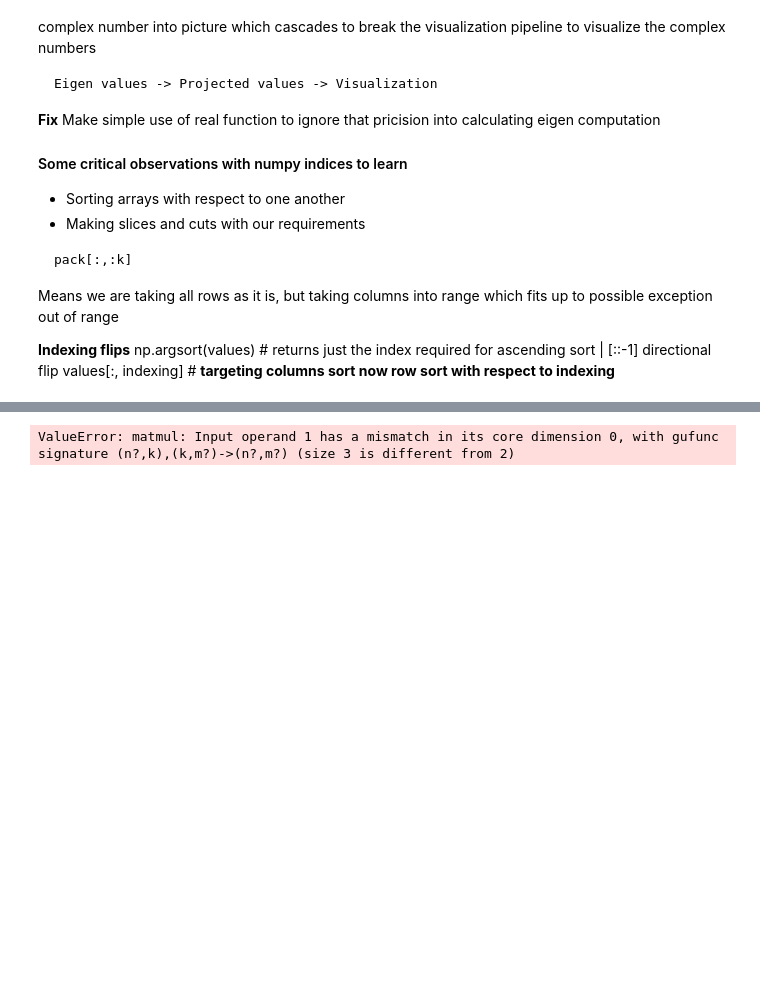
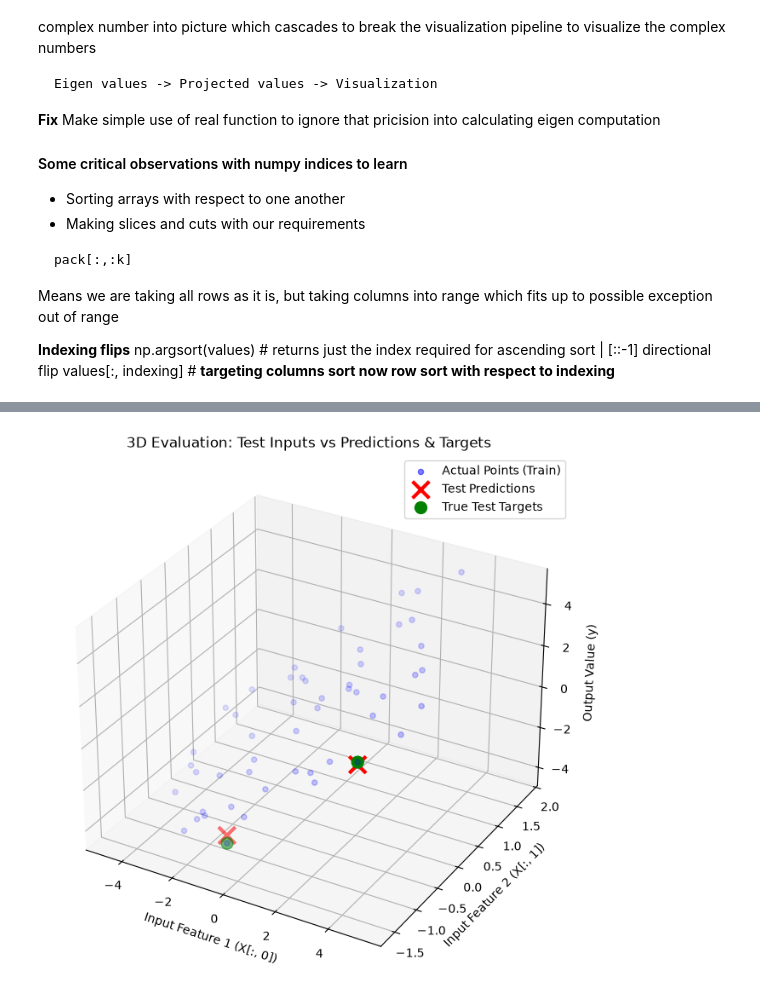
Before and after one commit to 24f3004979/yantragya, a Jupyter notebook: NoteBooks/pca.ipynb, the cells around one changed output, grey strips where cells are left out. Drawn from its saved outputs; the diff is of its cells as text; code cells hidden in the pictures; blank space fills up the shorter version.

```diff
--- a/NoteBooks/pca.ipynb
+++ b/NoteBooks/pca.ipynb
@@ -129,2 +129,59 @@ Projected quantity : (2, 50) type check <class 'numpy.ndarray'>
 # %%
+import numpy as np
+import matplotlib.pyplot as plt
+
+y = y.reshape(-1, 1)
+X = projected_X
+
+print(f"X : {X.shape} with y : {y.shape}")
+
+#  FIX 1: Correct OLS Normal Equation formula: (X^T * X)^(-1) * X^T * y
+weight = np.linalg.pinv(X.T.dot(X)).dot(X.T).dot(y)
+# No need to transpose weight anymore; it will be shape (2, 1)
+
+print(f"Weight :\n{weight} with shape {weight.shape}")
+
+# Use the weight for predictions
+# Slicing the first two rows as individual points: shape (1, 2)
+t1 = X[0, :].reshape(1, -1)
+t2 = X[1, :].reshape(1, -1)
+
+# FIX 2: Prediction points: Feature inputs (1x2) dotted with Weight vector (2x1) -> scalar prediction
+p1 = t1.dot(weight)
+p2 = t2.dot(weight)
+
+# Stack elements cleanly for straightforward plotting arrays
+test_inputs = np.vstack([t1, t2])          # Shape: (2, 2)
+predictions = np.array([p1[0,0], p2[0,0]])  # Shape: (2,)
+
+print(f"Testing inputs:\n{test_inputs}")
+print(f"Predictions:\n{predictions}")
+
+# --- Plotting Module ---
+actual_targets = y.flatten()
+
+fig = plt.figure(figsize=(10, 8))
+ax = fig.add_subplot(111, projection='3d')
+
+# Training data coordinates
+x_0 = X[:, 0]
+x_1 = X[:, 1]
+
+# Plot Training Set
+ax.scatter(x_0, x_1, actual_targets, color='blue', label='Actual Points (Train)', alpha=0.5)
+
+# FIX 3: Plot the two test predictions accurately over their matching X, Y input coordinates
+ax.scatter(test_inputs[:, 0], test_inputs[:, 1], predictions,
+           color='red', marker='x', s=200, linewidths=3, label='Test Predictions')
+
+# Optional visual aid: Add actual test targets if you want to see the error gap
+ax.scatter(test_inputs[:, 0], test_inputs[:, 1], actual_targets[:2], color='green', s=100, label='True Test Targets')
+
+ax.set_xlabel('Input Feature 1 (X[:, 0])')
+ax.set_ylabel('Input Feature 2 (X[:, 1])')
+ax.set_zlabel('Output Value (y)')
+ax.set_title('3D Evaluation: Test Inputs vs Predictions & Targets')
+ax.legend()
+
+plt.show()
 # %% [output]
@@ -148 +197 @@ Projected_x : [-0.26158823 -1.56902978]
-ValueError: matmul: Input operand 1 has a mismatch in its core dimension 0, with gufunc signature (n?,k),(k,m?)->(n?,m?) (size 3 is different from 2)
+[figure, added]
```
Also changed, not shown: parts of 3 cells of this notebook, 1 other file.
